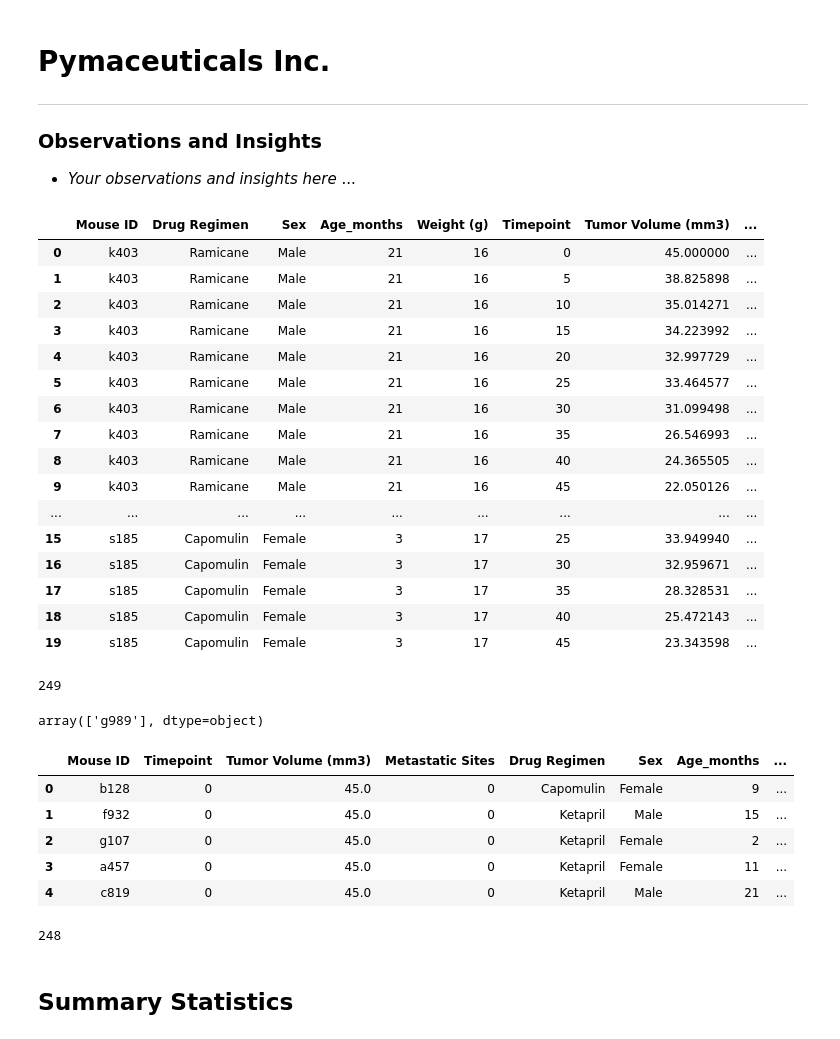
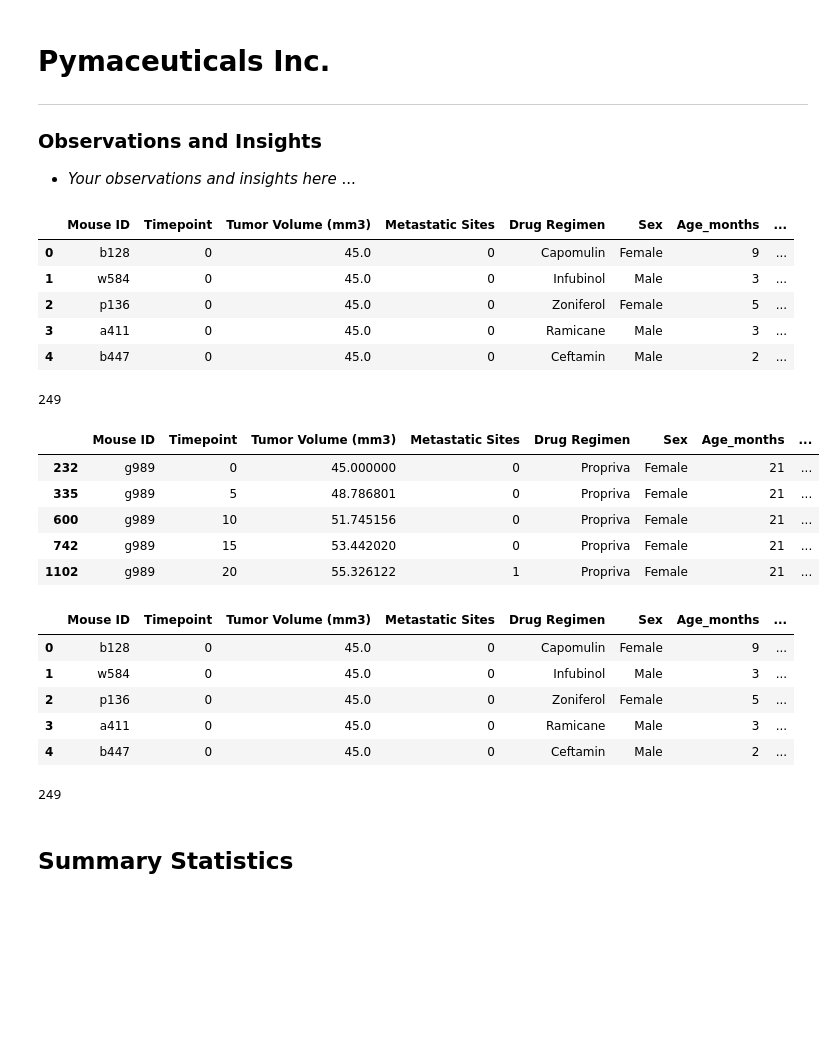
Before and after one commit to carolyan1/Matplotlib-Challenge, a Jupyter notebook: Pymaceuticals/Pymaceuticals_Starter.ipynb, the cells around one changed output. Drawn from its saved outputs; the diff is of its cells as text; code cells hidden in the pictures; blank space fills up the shorter version.

```diff
--- a/Pymaceuticals/Pymaceuticals_Starter.ipynb
+++ b/Pymaceuticals/Pymaceuticals_Starter.ipynb
@@ -7,39 +7,30 @@
 # %%
 # Dependencies and Setup
 import matplotlib.pyplot as plt
 import pandas as pd
 import scipy.stats as st
 
 # Study data files
 mouse_metadata_path = "data/Mouse_metadata.csv"
 study_results_path = "data/Study_results.csv"
 
 # Read the mouse data and the study results
 mouse_metadata = pd.read_csv(mouse_metadata_path)
 study_results = pd.read_csv(study_results_path)
 
 # Combine the data into a single dataset
-combined_data = pd.merge(mouse_metadata, study_results, how = "outer", on = "Mouse ID")
+combined_data = pd.merge(study_results, mouse_metadata, how = "outer", on="Mouse ID")
+combined_data = combined_data.sort_values(by =["Timepoint"])
+combined_data = combined_data.reset_index(drop=True)
 
 # Display the data table for preview
-combined_data.head(20)
+combined_data.head()
 # %% [output]
-|  | Mouse ID | Drug Regimen | Sex | Age_months | Weight (g) | Timepoint | Tumor Volume (mm3) | ... |
-| 0 | k403 | Ramicane | Male | 21 | 16 | 0 | 45.000000 | ... |
-| 1 | k403 | Ramicane | Male | 21 | 16 | 5 | 38.825898 | ... |
-| 2 | k403 | Ramicane | Male | 21 | 16 | 10 | 35.014271 | ... |
-| 3 | k403 | Ramicane | Male | 21 | 16 | 15 | 34.223992 | ... |
-| 4 | k403 | Ramicane | Male | 21 | 16 | 20 | 32.997729 | ... |
-| 5 | k403 | Ramicane | Male | 21 | 16 | 25 | 33.464577 | ... |
-| 6 | k403 | Ramicane | Male | 21 | 16 | 30 | 31.099498 | ... |
-| 7 | k403 | Ramicane | Male | 21 | 16 | 35 | 26.546993 | ... |
-| 8 | k403 | Ramicane | Male | 21 | 16 | 40 | 24.365505 | ... |
-| 9 | k403 | Ramicane | Male | 21 | 16 | 45 | 22.050126 | ... |
-| ... | ... | ... | ... | ... | ... | ... | ... | ... |
-| 15 | s185 | Capomulin | Female | 3 | 17 | 25 | 33.949940 | ... |
-| 16 | s185 | Capomulin | Female | 3 | 17 | 30 | 32.959671 | ... |
-| 17 | s185 | Capomulin | Female | 3 | 17 | 35 | 28.328531 | ... |
-| 18 | s185 | Capomulin | Female | 3 | 17 | 40 | 25.472143 | ... |
-| 19 | s185 | Capomulin | Female | 3 | 17 | 45 | 23.343598 | ... |
+|  | Mouse ID | Timepoint | Tumor Volume (mm3) | Metastatic Sites | Drug Regimen | Sex | Age_months | ... |
+| 0 | b128 | 0 | 45.0 | 0 | Capomulin | Female | 9 | ... |
+| 1 | w584 | 0 | 45.0 | 0 | Infubinol | Male | 3 | ... |
+| 2 | p136 | 0 | 45.0 | 0 | Zoniferol | Female | 5 | ... |
+| 3 | a411 | 0 | 45.0 | 0 | Ramicane | Male | 3 | ... |
+| 4 | b447 | 0 | 45.0 | 0 | Ceftamin | Male | 2 | ... |
 # %%
 # Checking the number of mice.
@@ -47,23 +40,34 @@ combined_data.head(20)
 249
 # %%
 # Getting the duplicate mice by ID number that shows up for Mouse ID and Timepoint.
+duplicate_df = combined_data[combined_data.duplicated(["Mouse ID","Timepoint"], keep="first")]
+duplicate_df
 # %% [output]
-array(['g989'], dtype=object)
+|  | Mouse ID | Timepoint | Tumor Volume (mm3) | Metastatic Sites | Drug Regimen | Sex | Age_months | ... |
+| 232 | g989 | 0 | 45.000000 | 0 | Propriva | Female | 21 | ... |
+| 335 | g989 | 5 | 48.786801 | 0 | Propriva | Female | 21 | ... |
+| 600 | g989 | 10 | 51.745156 | 0 | Propriva | Female | 21 | ... |
+| 742 | g989 | 15 | 53.442020 | 0 | Propriva | Female | 21 | ... |
+| 1102 | g989 | 20 | 55.326122 | 1 | Propriva | Female | 21 | ... |
 # %%
 # Optional: Get all the data for the duplicate mouse ID.
 # %%
 # Create a clean DataFrame by dropping the duplicate mouse by its ID.
+clean_data = combined_data.drop_duplicates(subset = ["Mouse ID","Timepoint"],keep = False)
+clean_data.head()
 # %% [output]
 |  | Mouse ID | Timepoint | Tumor Volume (mm3) | Metastatic Sites | Drug Regimen | Sex | Age_months | ... |
 | 0 | b128 | 0 | 45.0 | 0 | Capomulin | Female | 9 | ... |
-| 1 | f932 | 0 | 45.0 | 0 | Ketapril | Male | 15 | ... |
-| 2 | g107 | 0 | 45.0 | 0 | Ketapril | Female | 2 | ... |
-| 3 | a457 | 0 | 45.0 | 0 | Ketapril | Female | 11 | ... |
-| 4 | c819 | 0 | 45.0 | 0 | Ketapril | Male | 21 | ... |
+| 1 | w584 | 0 | 45.0 | 0 | Infubinol | Male | 3 | ... |
+| 2 | p136 | 0 | 45.0 | 0 | Zoniferol | Female | 5 | ... |
+| 3 | a411 | 0 | 45.0 | 0 | Ramicane | Male | 3 | ... |
+| 4 | b447 | 0 | 45.0 | 0 | Ceftamin | Male | 2 | ... |
 # %%
 # Checking the number of mice in the clean DataFrame.
+Mice_number_clean = len(clean_data["Mouse ID"].value_counts())
+Mice_number_clean
 # %% [output]
-248
+249
 # %% [markdown]
 ## Summary Statistics
 # %%
```
Also changed, not shown: parts of 3 cells of this notebook.
